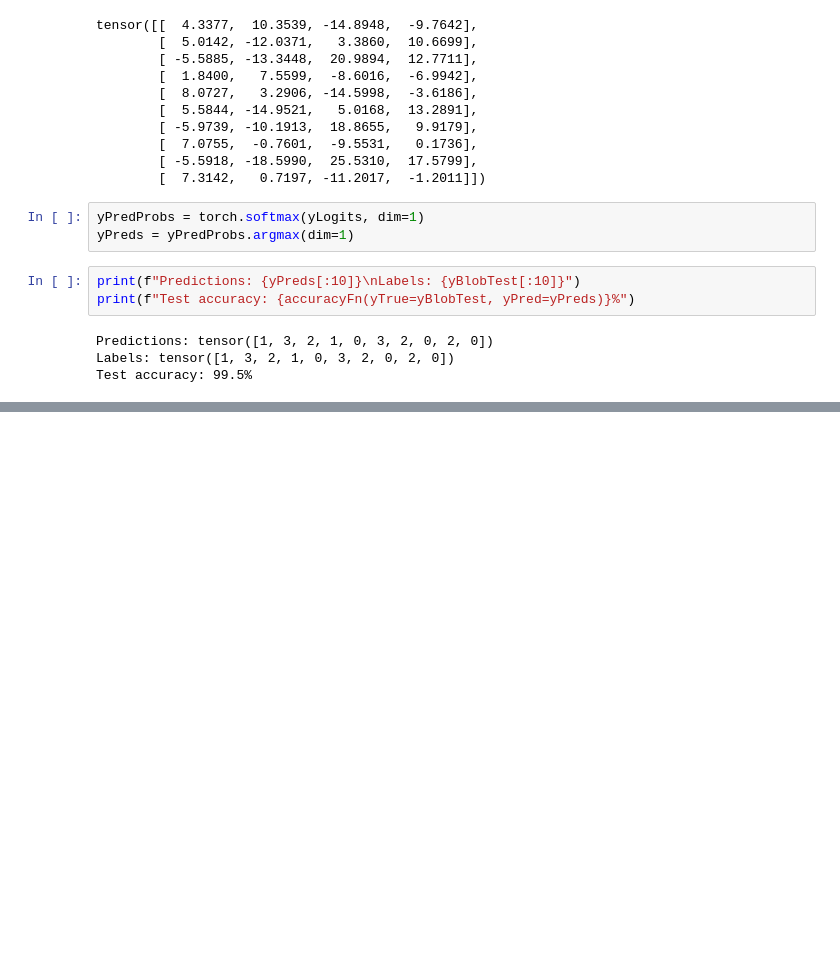
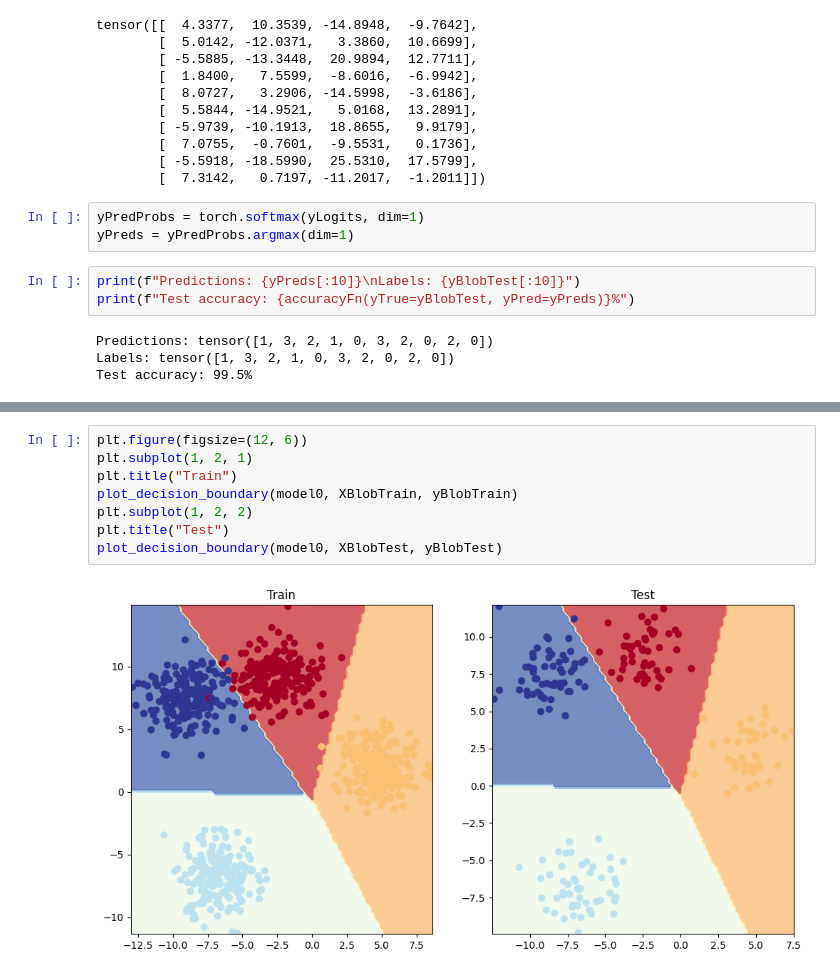
Before and after one commit to Nesasio/PyTorch-Repository, a Jupyter notebook: NN_Classification.ipynb, the cells around one changed output, grey strips where cells are left out. Drawn from its saved outputs; the diff is of its cells as text; blank space fills up the shorter version.

Commit message:
Added result plots

```diff
--- a/NN_Classification.ipynb
+++ b/NN_Classification.ipynb
@@ -167,0 +184,10 @@ Test accuracy: 99.5%
+# %%
+plt.figure(figsize=(12, 6))
+plt.subplot(1, 2, 1)
+plt.title("Train")
+plot_decision_boundary(model0, XBlobTrain, yBlobTrain)
+plt.subplot(1, 2, 2)
+plt.title("Test")
+plot_decision_boundary(model0, XBlobTest, yBlobTest)
+# %% [output]
+[figure, added]
```
Also changed, not shown: parts of 1 cell of this notebook.
